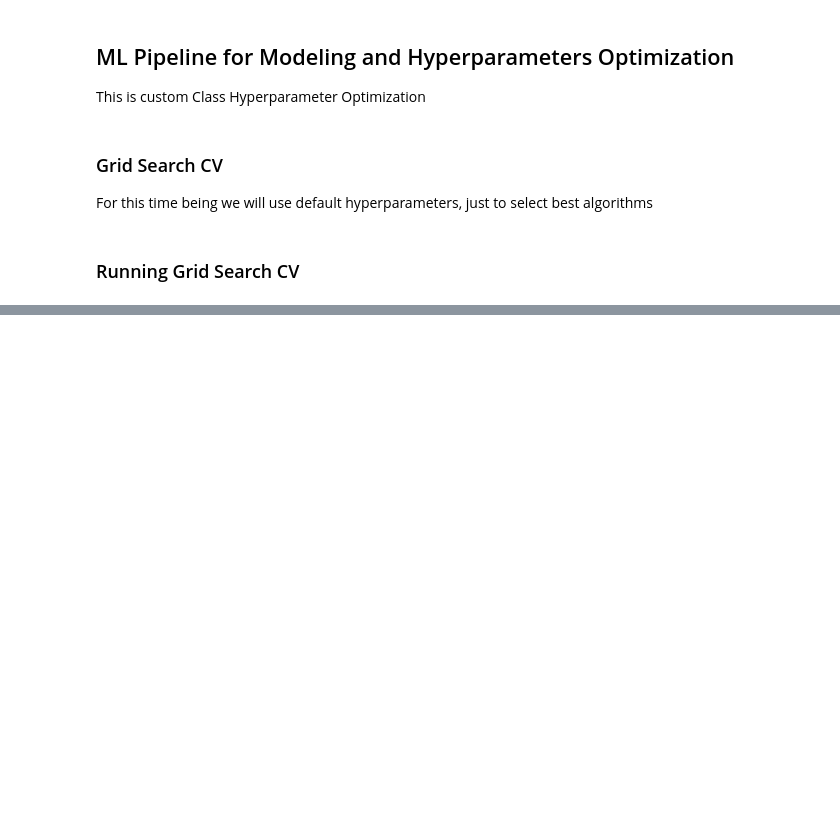
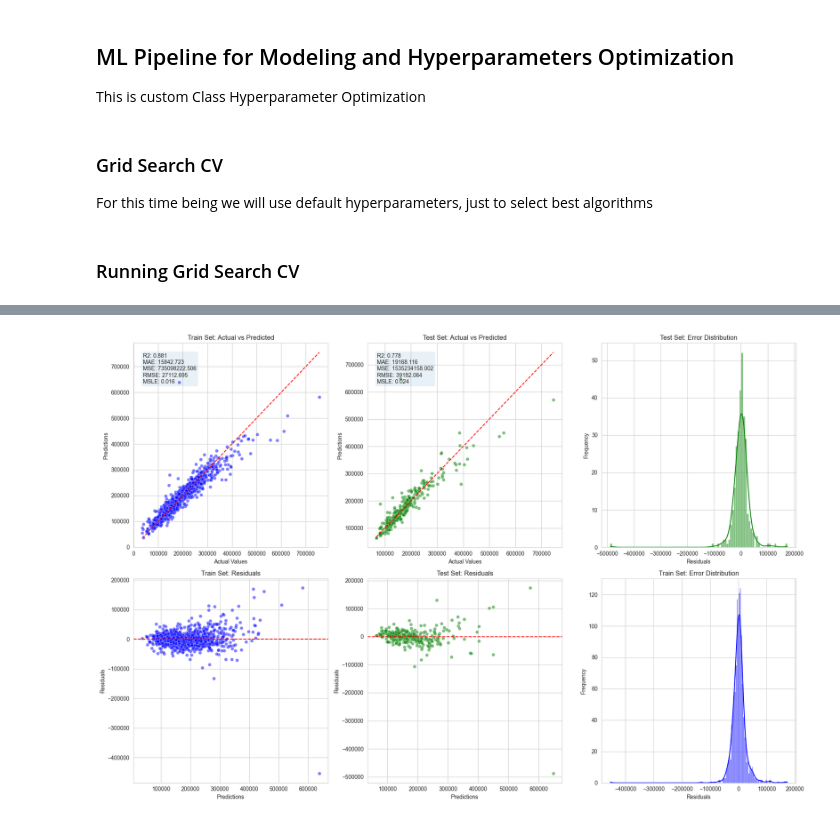
Before and after one commit to Tomosius/heritage_houses_p5, a Jupyter notebook: jupyter_notebooks/09_Modeling_and_Evaluation_hypothesis_3.ipynb, the cells around one changed output, grey strips where cells are left out. Saved outputs shown, nothing was run; the diff lists cells and outputs as text; code cells hidden in the pictures; blank space fills up the shorter version.

```diff
--- a/jupyter_notebooks/09_Modeling_and_Evaluation_hypothesis_3.ipynb
+++ b/jupyter_notebooks/09_Modeling_and_Evaluation_hypothesis_3.ipynb
@@ -637,0 +1079,5 @@ We need testing them, even they show high score, it does not mean they can be go
+# %%
+regression_performance(X_train, y_train, X_test, y_test, best_pipeline_br)
+regression_evaluation_plots(X_train, y_train, X_test, y_test, best_pipeline_br)
+# %% [output]
+[figure, added]
```
Also changed, not shown: parts of 29 cells of this notebook.
